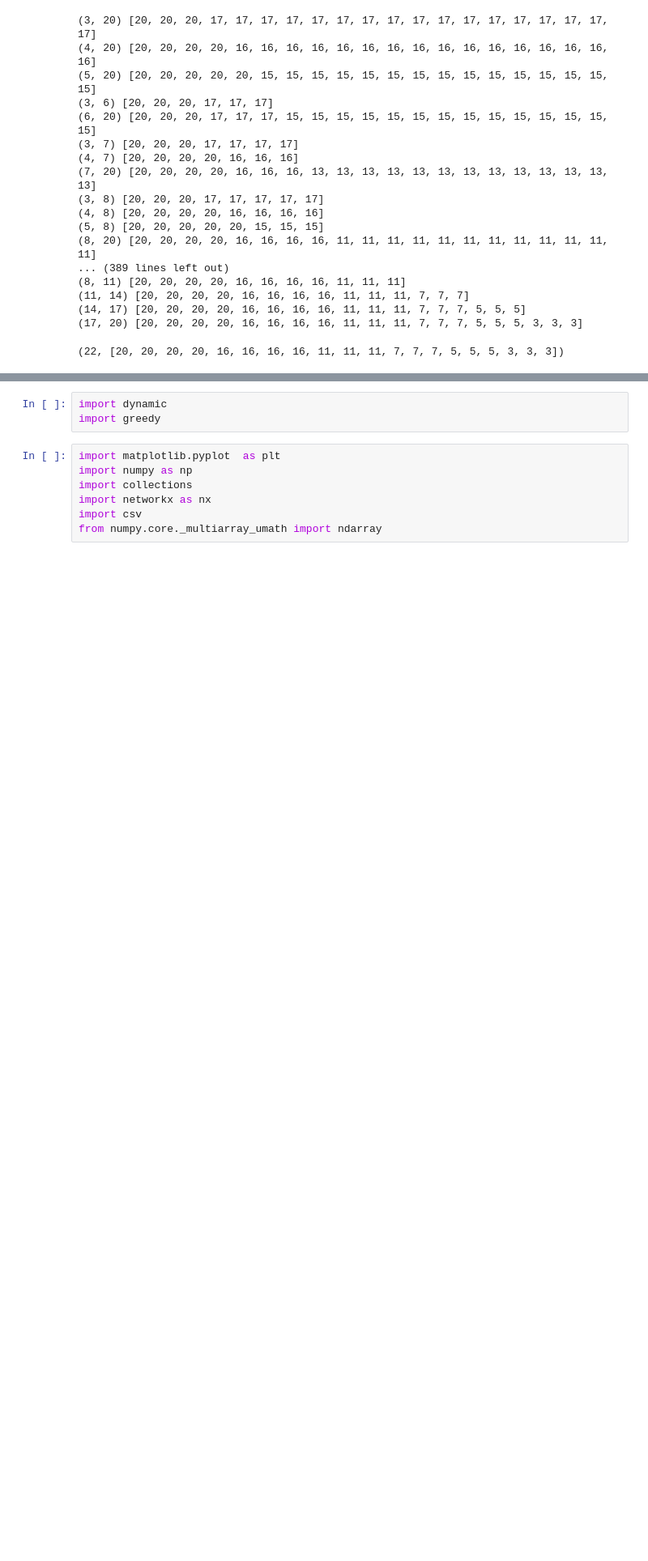
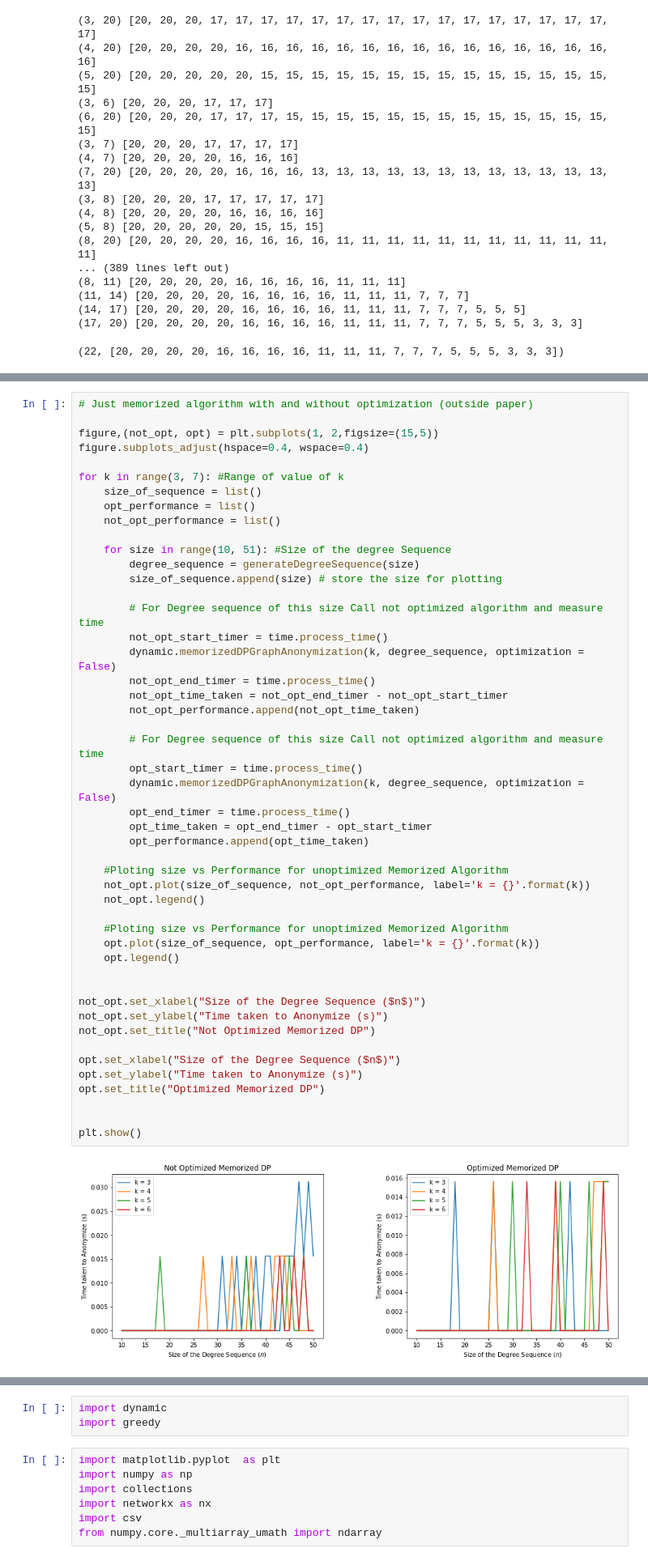
Before and after one commit to sahityacodes/graphAnonymization, a Jupyter notebook: graph_anonymization_documentation.ipynb, the cells around one changed output, grey strips where cells are left out. Shown at 81% size. Cells and saved outputs as stored; diff of their text form; blank space fills up the shorter version.

```diff
--- a/graph_anonymization_documentation.ipynb
+++ b/graph_anonymization_documentation.ipynb
@@ -331,0 +424,50 @@ Instead we can **memorize** the *anonymization cost* and *anonymized chunk* and
+# %%
+# Just memorized algorithm with and without optimization (outside paper)
+
+figure,(not_opt, opt) = plt.subplots(1, 2,figsize=(15,5))
+figure.subplots_adjust(hspace=0.4, wspace=0.4)
+
+for k in range(3, 7): #Range of value of k
+    size_of_sequence = list()
+    opt_performance = list()
+    not_opt_performance = list()
+
+    for size in range(10, 51): #Size of the degree Sequence
+        degree_sequence = generateDegreeSequence(size)
+        size_of_sequence.append(size) # store the size for plotting
+
+        # For Degree sequence of this size Call not optimized algorithm and measure time
+        not_opt_start_timer = time.process_time()
+        dynamic.memorizedDPGraphAnonymization(k, degree_sequence, optimization = False)
+        not_opt_end_timer = time.process_time()
+        not_opt_time_taken = not_opt_end_timer - not_opt_start_timer
+        not_opt_performance.append(not_opt_time_taken)
+
+        # For Degree sequence of this size Call not optimized algorithm and measure time
+        opt_start_timer = time.process_time()
+        dynamic.memorizedDPGraphAnonymization(k, degree_sequence, optimization = False)
+        opt_end_timer = time.process_time()
+        opt_time_taken = opt_end_timer - opt_start_timer
+        opt_performance.append(opt_time_taken)
+
+    #Ploting size vs Performance for unoptimized Memorized Algorithm
+    not_opt.plot(size_of_sequence, not_opt_performance, label='k = {}'.format(k))
+    not_opt.legend()
+
+    #Ploting size vs Performance for unoptimized Memorized Algorithm
+    opt.plot(size_of_sequence, opt_performance, label='k = {}'.format(k))
+    opt.legend()
+
+
+not_opt.set_xlabel("Size of the Degree Sequence ($n$)")
+not_opt.set_ylabel("Time taken to Anonymize (s)")
+not_opt.set_title("Not Optimized Memorized DP")
+
+opt.set_xlabel("Size of the Degree Sequence ($n$)")
+opt.set_ylabel("Time taken to Anonymize (s)")
+opt.set_title("Optimized Memorized DP")
+
+
+plt.show()
+# %% [output]
+[figure, added]
```
Also changed, not shown: parts of 9 cells of this notebook, 1 other file.
